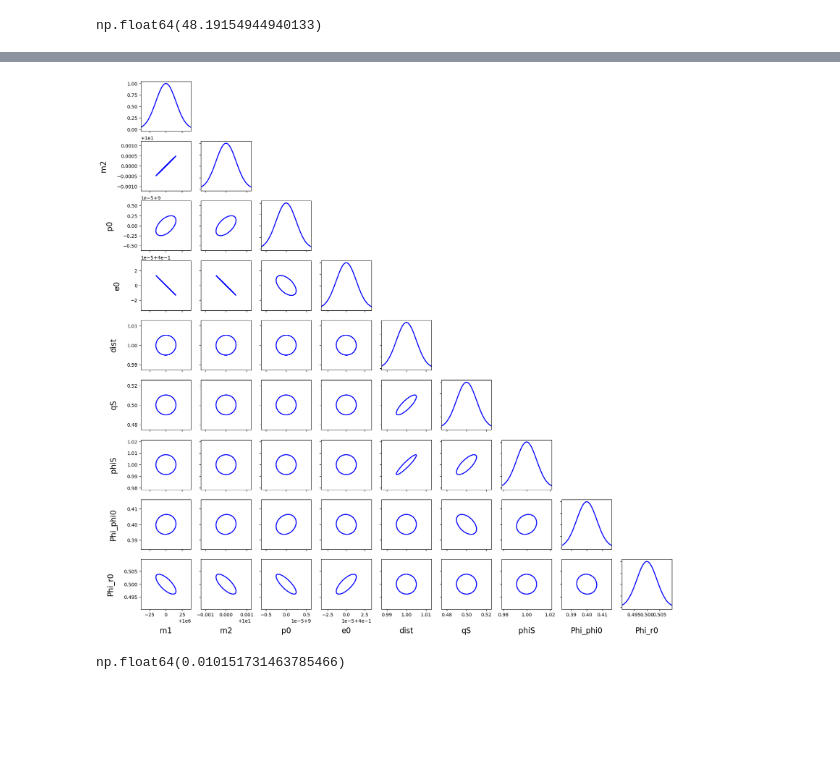
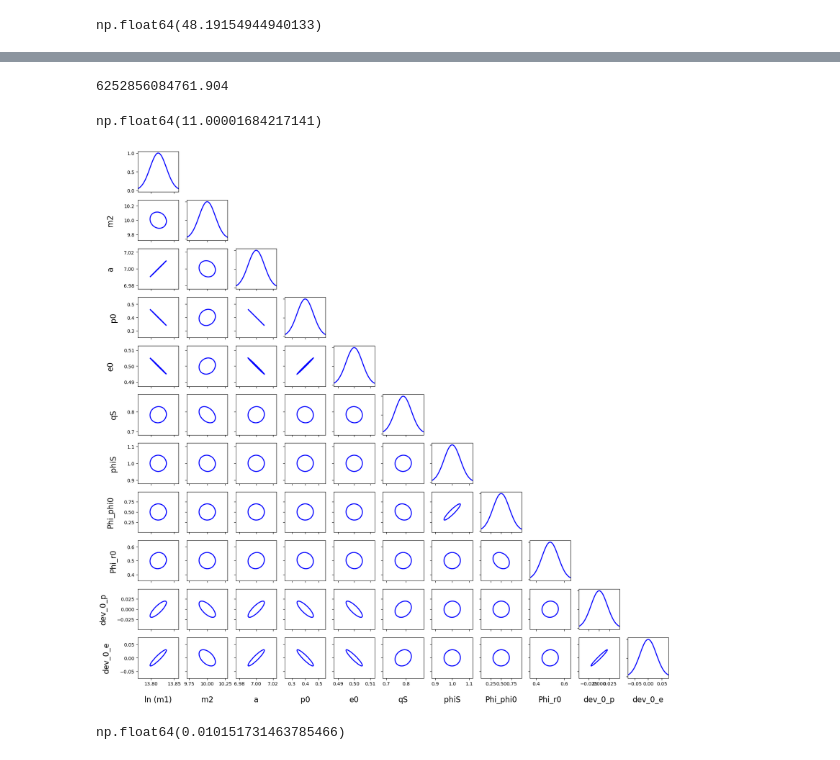
Before and after one commit to rishavrste/SuperKludge_r, a Jupyter notebook: Super_Kludge_Deviation_Example/fisher_info_matrix_SK.ipynb, the cells around one changed output, grey strips where cells are left out. Saved outputs shown, nothing was run; the diff lists cells and outputs as text; code cells hidden in the pictures; blank space fills up the shorter version.

```diff
--- a/Super_Kludge_Deviation_Example/fisher_info_matrix_SK.ipynb
+++ b/Super_Kludge_Deviation_Example/fisher_info_matrix_SK.ipynb
@@ -265,25 +262,29 @@ pd.DataFrame(np.matmul(Fisher_lnM,Fisher_lnM_inv))
 # %%
-np.linalg.cond(Fisher_lnM)
+print(np.linalg.cond(Fisher_lnM))
+np.sum(np.matmul(Fisher_lnM,Fisher_lnM_inv))
+# %% [output]
+6252856084761.904
+np.float64(11.00001684217141)
 # %%
 
 from stableemrifisher.plot import CovEllipsePlot
 # pars_list = [m1, m2, p0, e0, dist,qS,phiS,Phi_phi0,Phi_r0,chi2]
 # param_names = ['m1','m2','p0','e0','dist','qS','phiS','Phi_phi0','Phi_r0','chi2']
-pars_list = [m1, m2, p0, e0, dist,qS,phiS,Phi_phi0,Phi_r0,dev_0_p,dev_0_e]
+pars_list = [np.log(m1), m2, p0, e0, dist,qS,phiS,Phi_phi0,Phi_r0,dev_0_p,dev_0_e]
 param_names = ["ln (m1)",'m2','a','p0','e0','qS','phiS','Phi_phi0','Phi_r0',"dev_0_p","dev_0_e"]
 wave_params = {}
 for i in range(len(pars_list)):
     wave_params[param_names[i]] = pars_list[i]
 
 param_names = param_names
 
-covariance = np.linalg.inv(Fisher_lnM_inv)
+covariance = Fisher_lnM_inv
 
 ellipse_kwargs = dict(facecolor='None', edgecolor='b', lw=2)
 line_kwargs = dict(lw=2, color='b')
 
 fig, axs = plt.subplots(len(covariance),len(covariance), figsize=(20,20))
 fig, axs = CovEllipsePlot(covariance, wave_params=wave_params, param_names=param_names, fig=fig, axs=axs, ellipse_kwargs=ellipse_kwargs, line_kwargs=line_kwargs)
 # %% [output]
-[figure, old version]
+[figure, new version]
 # %%
```
Also changed, not shown: parts of 6 cells of this notebook, 1 other file.
